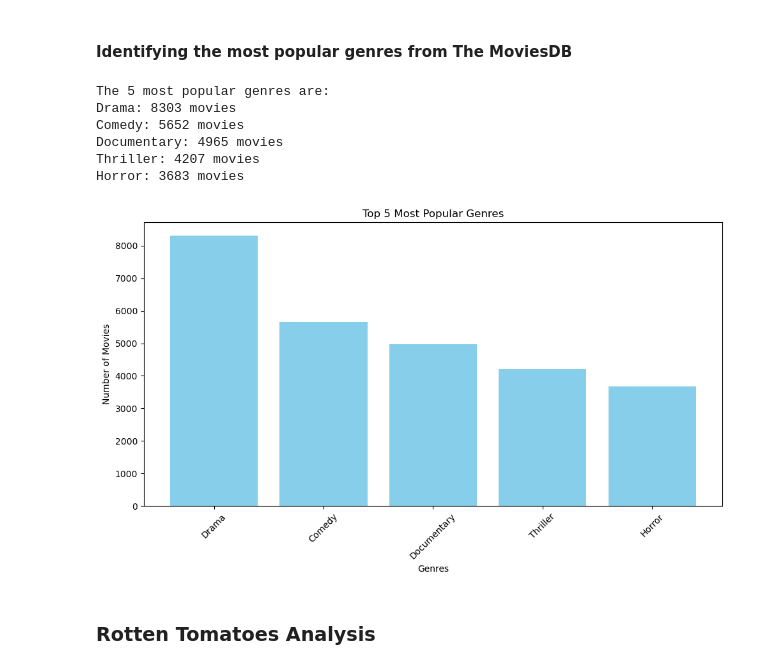
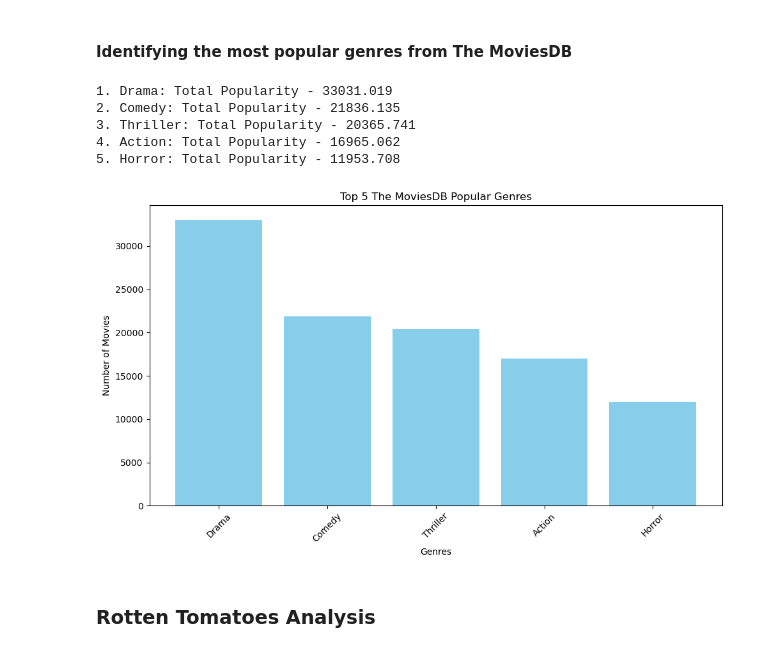
Before and after one commit to Kevan-Muthomi/DS-Phase_1_Project, a Jupyter notebook: student.ipynb, the cells around one changed output. Saved outputs shown, nothing was run; the diff lists cells and outputs as text; code cells hidden in the pictures.

```diff
--- a/student.ipynb
+++ b/student.ipynb
@@ -464,45 +464,50 @@ print(tm_movie_list[['title', 'genres','popularity']].head(10))
 9  [Animation, Action, Comedy, Family, Science Fi...      22.855
 # %% [markdown]
 #### Identifying the most popular genres from The MoviesDB
-# %%
-#Identifying the 5 most popular genres
-from collections import Counter
-# Flatten the lists of genres into a single list
-tmdb_genres = [genre for genres in tm_movie_list['genres'] for genre in genres]
-
-# Count the occurrences of each genre
-tmdb_genre_counts = Counter(tmdb_genres)
-
-# Identify the 5 most popular genres
-tmdb_top_5_genres = tmdb_genre_counts.most_common(5)
-print("The 5 most popular genres are:")
-for genre, count in tmdb_top_5_genres:
-    print(f"{genre}: {count} movies")
-# %% [output]
-The 5 most popular genres are:
-Drama: 8303 movies
-Comedy: 5652 movies
-Documentary: 4965 movies
-Thriller: 4207 movies
-Horror: 3683 movies
+# %%
+#Identifying the 5 most popular genres
+from collections import defaultdict
+
+# Create a defaultdict to aggregate popularity for each genre
+genre_popularity = defaultdict(float)
+
+# Iterate through each row in tm_movie_list
+for _, row in tm_movie_list.iterrows():
+    # Iterate through each genre in the genres list
+    for genre in row['genres']:
+        # Aggregate popularity for each genre
+        genre_popularity[genre] += row['popularity']
+
+# Sort the genres by their total popularity in descending order
+tmdb_top_5_popular_genres = sorted(genre_popularity.items(), key=lambda x: x[1], reverse=True)[:5]
+
+# Display the top 5 genres by popularity
+for index, (genre, total_popularity) in enumerate(tmdb_top_5_popular_genres, start=1):
+    print(f"{index}. {genre}: Total Popularity - {total_popularity:.3f}")
+# %% [output]
+1. Drama: Total Popularity - 33031.019
+2. Comedy: Total Popularity - 21836.135
+3. Thriller: Total Popularity - 20365.741
+4. Action: Total Popularity - 16965.062
+5. Horror: Total Popularity - 11953.708
 # %%
 #Creating a visualization for the output above
-tmdb_top_genres = [genre[0] for genre in tmdb_top_5_genres]
-tmdb_genre_counts = [count[1] for count in tmdb_top_5_genres]
+tmdb_top_genres = [genre[0] for genre in tmdb_top_5_popular_genres]
+tmdb_genre_counts = [count[1] for count in tmdb_top_5_popular_genres]
 
 # Creating a bar plot
 plt.figure(figsize=(10, 6))
 plt.bar(tmdb_top_genres, tmdb_genre_counts, color='skyblue')
-plt.title('Top 5 Most Popular Genres')
+plt.title('Top 5 The MoviesDB Popular Genres')
 plt.xlabel('Genres')
 plt.ylabel('Number of Movies')
 plt.xticks(rotation=45)  # Rotate x-axis labels for better readability if needed
 plt.tight_layout()
 
 # Displaying the plot
 plt.show()
 # %% [output]
-[figure, old version]
+[figure, new version]
 # %% [markdown]
 ### Rotten Tomatoes Analysis
 # %%
```
Also changed, not shown: parts of 3 cells of this notebook.
